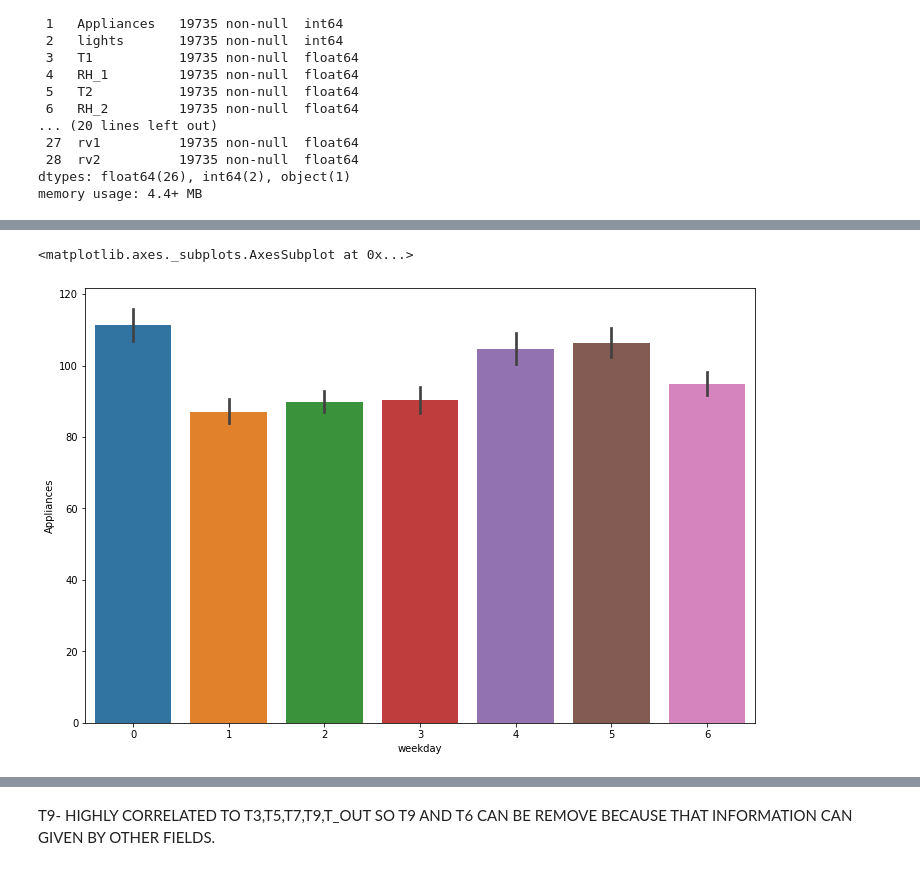
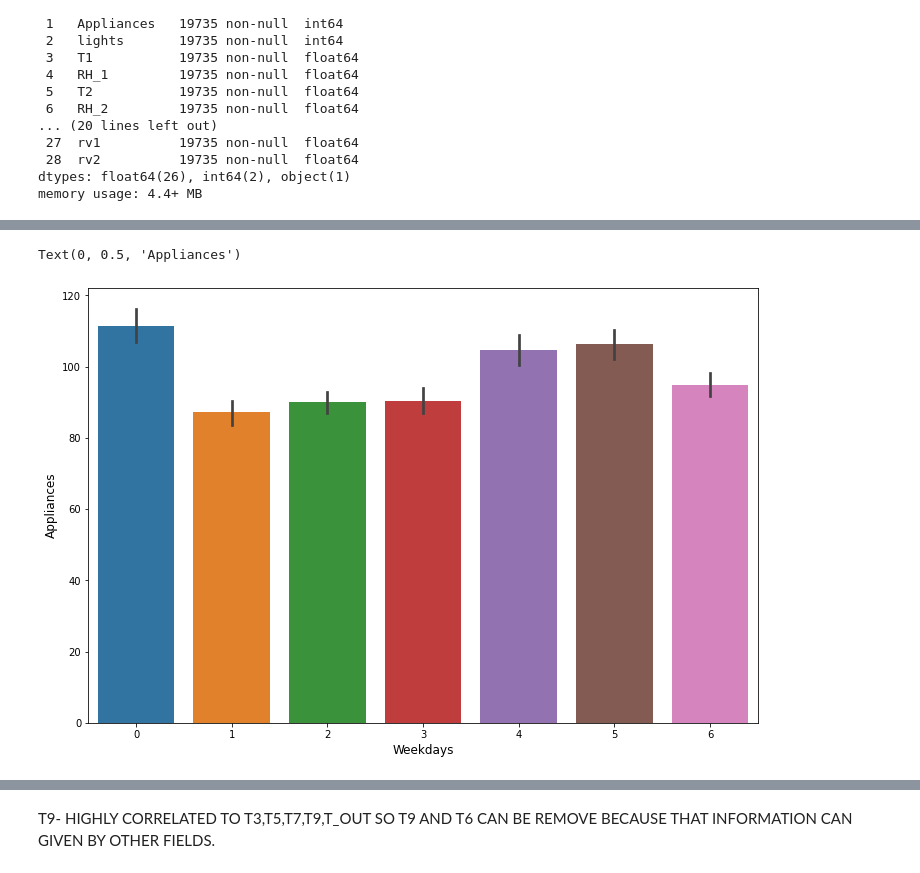
Before and after one commit to milanajudiya/Appliances_Energy_Prediction, a Jupyter notebook: Appliances_Energy_Prediction.ipynb, the cells around one changed output, grey strips where cells are left out. Drawn from its saved outputs; the diff is of its cells as text; code cells hidden in the pictures.

```diff
--- a/Appliances_Energy_Prediction.ipynb
+++ b/Appliances_Energy_Prediction.ipynb
@@ -109,10 +127,8 @@ df_energy.describe()
 | 50% | 60.000000 | 0.000000 | 21.600000 | 39.656667 | 20.000000 | 40.500000 | 22.100000 | 38.530000 | 20.666667 | 38.400000 | 19.390000 | ... |
 | 75% | 100.000000 | 0.000000 | 22.600000 | 43.066667 | 21.500000 | 43.260000 | 23.290000 | 41.760000 | 22.100000 | 42.156667 | 20.619643 | ... |
 | max | 1080.000000 | 70.000000 | 26.260000 | 63.360000 | 29.856667 | 56.026667 | 29.236000 | 50.163333 | 26.200000 | 51.090000 | 25.795000 | ... |
-# %%
-# convert date column into datetime datatype
-
-df_energy["date"]=pd.to_datetime(df_energy["date"])
+# %%
+df_energy["date"]=df_energy["date"].astype("datetime64")
 # %%
 # extract weekday from date column
 
@@ -139,0 +140,2 @@ df_energy.drop(["lights","date"],axis=1,inplace=True)
+# %%
+df_energy["Hour"]=df_energy["date"].dt.hour
@@ -174,6 +228,8 @@ sns.distplot(np.log10(df_energy["Appliances"]),color="orange")
 # %%
 plt.figure(figsize=(12,8))
 sns.barplot(x="weekday",y="Appliances",data=df_energy)
+plt.xlabel("Weekdays",size=12)
+plt.ylabel("Appliances",size=12)
 # %% [output]
-<matplotlib.axes._subplots.AxesSubplot at 0x...>
+Text(0, 0.5, 'Appliances')
-[figure, old version]
+[figure, new version]
```
Also changed, not shown: parts of 119 cells of this notebook.
